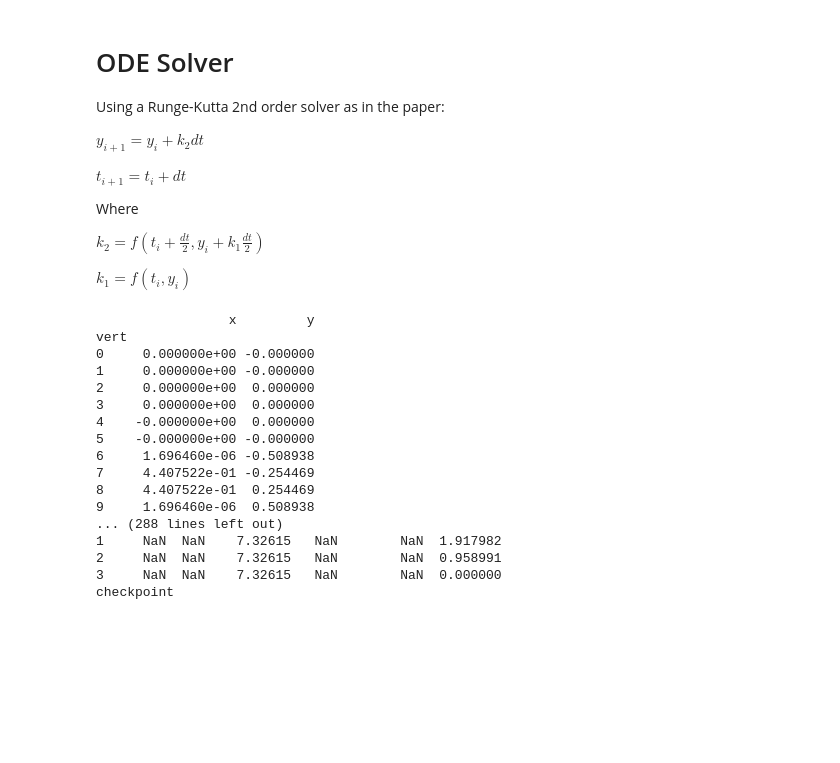
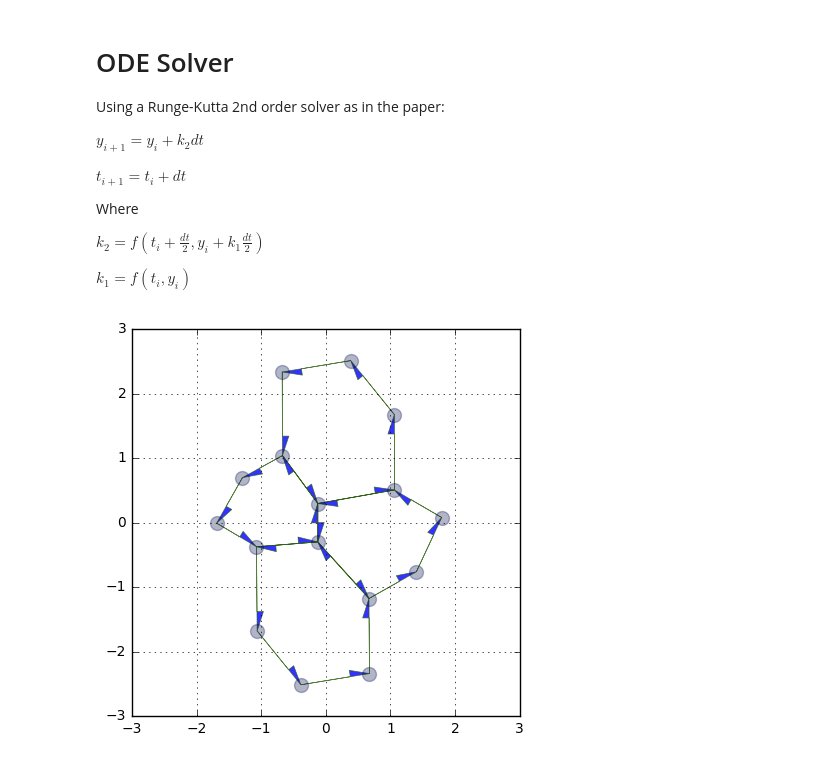
Before and after one commit to csianglim/lan-et-al-2015, a Jupyter notebook: lan et al.ipynb, the cells around one changed output. Saved outputs shown, nothing was run; the diff lists cells and outputs as text; code cells hidden in the pictures; blank space fills up the shorter version.

```diff
--- a/lan et al.ipynb
+++ b/lan et al.ipynb
@@ -199,7 +221,7 @@ $ k_1 = f(t_i,y_i) $
 
 time = 0
 dt = 0.1
-max_time = 0.2
+max_time = 3.00
 
 while time < max_time:
     # Runge-Kutta 2nd Order solver
@@ -207,56 +229,38 @@ while time < max_time:
     edge = sheet.datasets['edge'].copy()
     face = sheet.datasets['face'].copy()
 
+    vert_cols = ['x', 'y']
+    edge_cols = ['Baz', 'Rok', 'Myo', 'Shroom']
+    face_cols = ['x','y']
+
     vert_1, edge_1, face_1 = diff_equations(vert,
                                             edge,
                                             face,
                                             time)
-
-    print('done k1')
 
     vert_2, edge_2, face_2 = diff_equations(vert + vert_1*dt/2,
                                             edge + edge_1*dt/2,
                                             face + face_1*dt/2,
                                             time + dt/2)
 
-    print('done k2')
-    print(vert_2)
-    print(sheet.datasets['vert'])
+    vert_new = vert + vert_2*dt
+    edge_new = edge + edge_2*dt
+    face_new = face + face_2*dt
 
-    sheet.datasets['vert'] =  sheet.datasets['vert'] + vert_2*dt
-    sheet.datasets['edge'] =  sheet.datasets['edge'] + edge_2*dt
-    sheet.datasets['face'] =  sheet.datasets['face'] + face_2*dt
+    sheet.datasets['vert'].update(vert_new[vert_cols])
+    sheet.datasets['edge'].update(edge_new[edge_cols])
+    sheet.datasets['face'].update(face_new[face_cols])
 
     LanGeometry.update_all(sheet)
     sheet.sanitize()
     time += dt
 
-    print(sheet.datasets['vert'])
-    print(sheet.datasets['edge'])
-    print(sheet.datasets['face'])
-
-    print('checkpoint')
-
-
-#     fig, ax = sheet_view(sheet)
-#     fig.set_size_inches((5, 5))
 
     pass
-# %% [output]
-                 x         y
-vert
-0     0.000000e+00 -0.000000
-1     0.000000e+00 -0.000000
-2     0.000000e+00  0.000000
-3     0.000000e+00  0.000000
-4    -0.000000e+00  0.000000
-5    -0.000000e+00 -0.000000
-6     1.696460e-06 -0.508938
-7     4.407522e-01 -0.254469
-8     4.407522e-01  0.254469
-9     1.696460e-06  0.508938
-... (288 lines left out)
-1     NaN  NaN    7.32615   NaN        NaN  1.917982
-2     NaN  NaN    7.32615   NaN        NaN  0.958991
-3     NaN  NaN    7.32615   NaN        NaN  0.000000
-checkpoint
+# %%
+fig, ax = sheet_view(sheet)
+ax.set_xlim(-3, 3)
+ax.set_ylim(-3, 3)
+fig.set_size_inches((5, 5))
+# %% [output]
+[figure, added]
```
Also changed, not shown: parts of 4 cells of this notebook.
